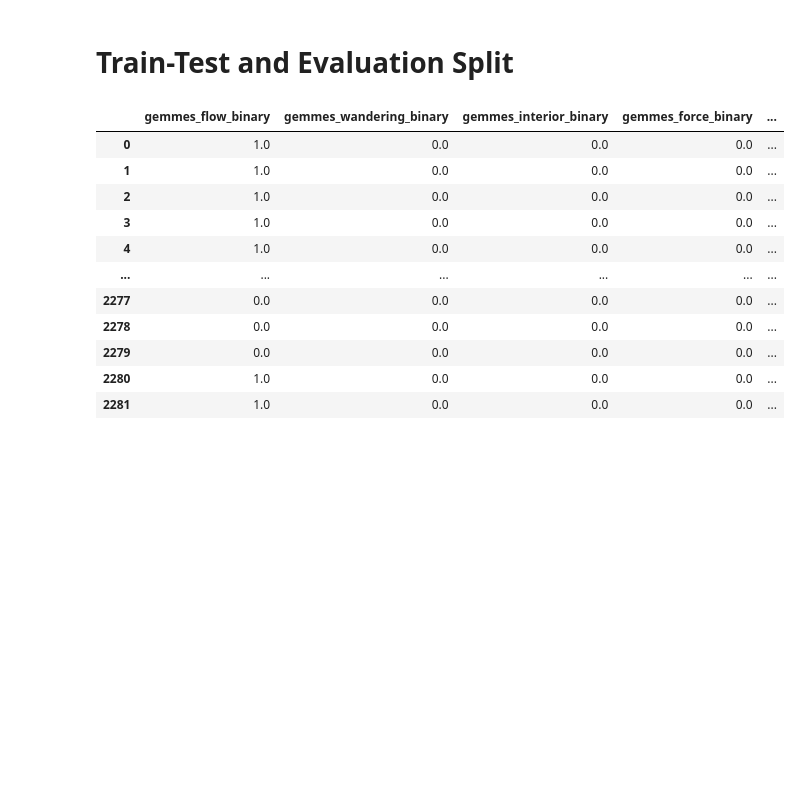
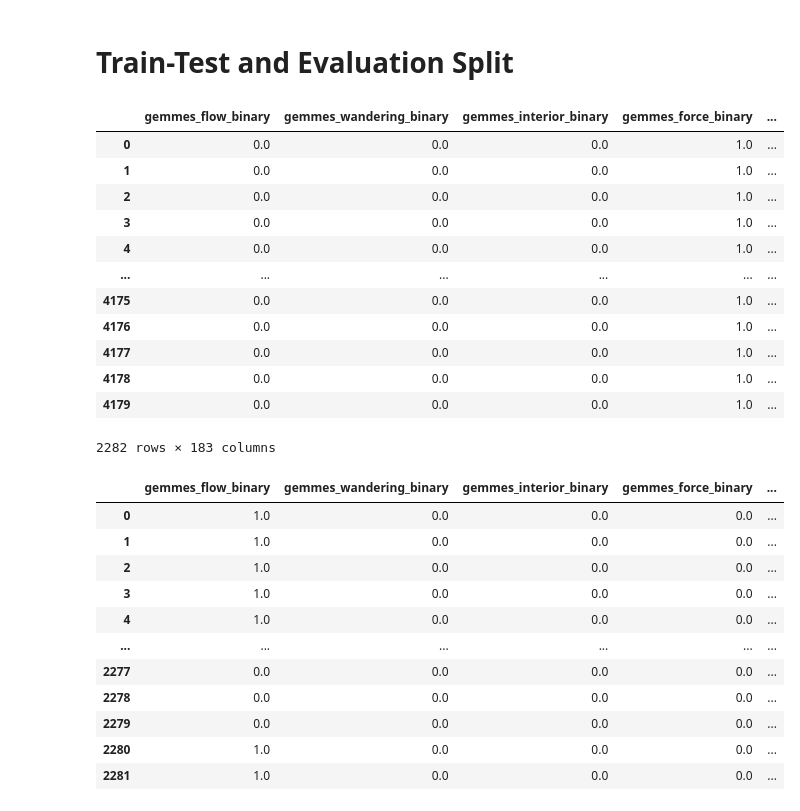
Before and after one commit to The-Deadly-Hyenas/Data-Classification, a Jupyter notebook: patrick/high_level.ipynb, the cells around one changed output. Saved outputs shown, nothing was run; the diff lists cells and outputs as text; code cells hidden in the pictures; blank space fills up the shorter version.

Commit message:
Gems/Gemmes model changes

```diff
--- a/patrick/high_level.ipynb
+++ b/patrick/high_level.ipynb
@@ -103,8 +103,8 @@ for feature in hl_feat:
     # target value
     y = df[feature]
 
-    # smote_enn = SMOTEENN(random_state=0)
-    # X_resampled, y_resampled = smote_enn.fit_resample(X, y)
+    smote_enn = SMOTEENN(random_state=0)
+    X_resampled, y_resampled = smote_enn.fit_resample(X, y)
 
     # split the data according to segment_id
     # store the splits as tuple (train indices, test_indices)
@@ -112,15 +112,16 @@ for feature in hl_feat:
     # and the test_indices is the last segment 27
     cv = []
     for i in range(26):
-        train_indices = X[~X["segment_id"].isin([i, i + 1])].index.to_list()
-        test_indices = X[X["segment_id"].isin([i, i + 1])].index.to_list()
+        train_indices = X_resampled[~X_resampled["segment_id"].isin([i, i + 1])].index.to_list()
+        test_indices = X_resampled[X_resampled["segment_id"].isin([i, i + 1])].index.to_list()
         cv.append((train_indices, test_indices))
 
-    X = X.drop(["segment_id"], axis=1)
+    X_resampled = X_resampled.drop(["segment_id"], axis=1)
+    print(X_resampled.shape)
 
     # grid search the parameters for a given classifier
     gs_cv = GridSearchCV(SVC(), parameters, cv=cv, n_jobs=10)
-    gs_cv.fit(X, y)
+    gs_cv.fit(X_resampled, y_resampled)
 
     score = gs_cv.best_score_
     print(f"{feature} - SVM {score: >5}")
@@ -589,3 +592,26 @@ df_pred_not_norm = None
+# %%
+df_pred_not_norm = X.copy()
+
+for feature in hl_feat:
+    model = load(os.path.join('models', feature))
+    pred = model.predict(X)
+    df_pred_not_norm.insert(0, feature, pred)
+
+df_pred_not_norm
+# %% [output]
+|  | gemmes_flow_binary | gemmes_wandering_binary | gemmes_interior_binary | gemmes_force_binary | ... |
+| 0 | 0.0 | 0.0 | 0.0 | 1.0 | ... |
+| 1 | 0.0 | 0.0 | 0.0 | 1.0 | ... |
+| 2 | 0.0 | 0.0 | 0.0 | 1.0 | ... |
+| 3 | 0.0 | 0.0 | 0.0 | 1.0 | ... |
+| 4 | 0.0 | 0.0 | 0.0 | 1.0 | ... |
+| ... | ... | ... | ... | ... | ... |
+| 4175 | 0.0 | 0.0 | 0.0 | 1.0 | ... |
+| 4176 | 0.0 | 0.0 | 0.0 | 1.0 | ... |
+| 4177 | 0.0 | 0.0 | 0.0 | 1.0 | ... |
+| 4178 | 0.0 | 0.0 | 0.0 | 1.0 | ... |
+| 4179 | 0.0 | 0.0 | 0.0 | 1.0 | ... |
+2282 rows × 183 columns
 # %%
 df_pred = pd.read_pickle("train_data_pred_features.pkl")
 # %%
```
Also changed, not shown: parts of 3 cells of this notebook, 14 other files.
